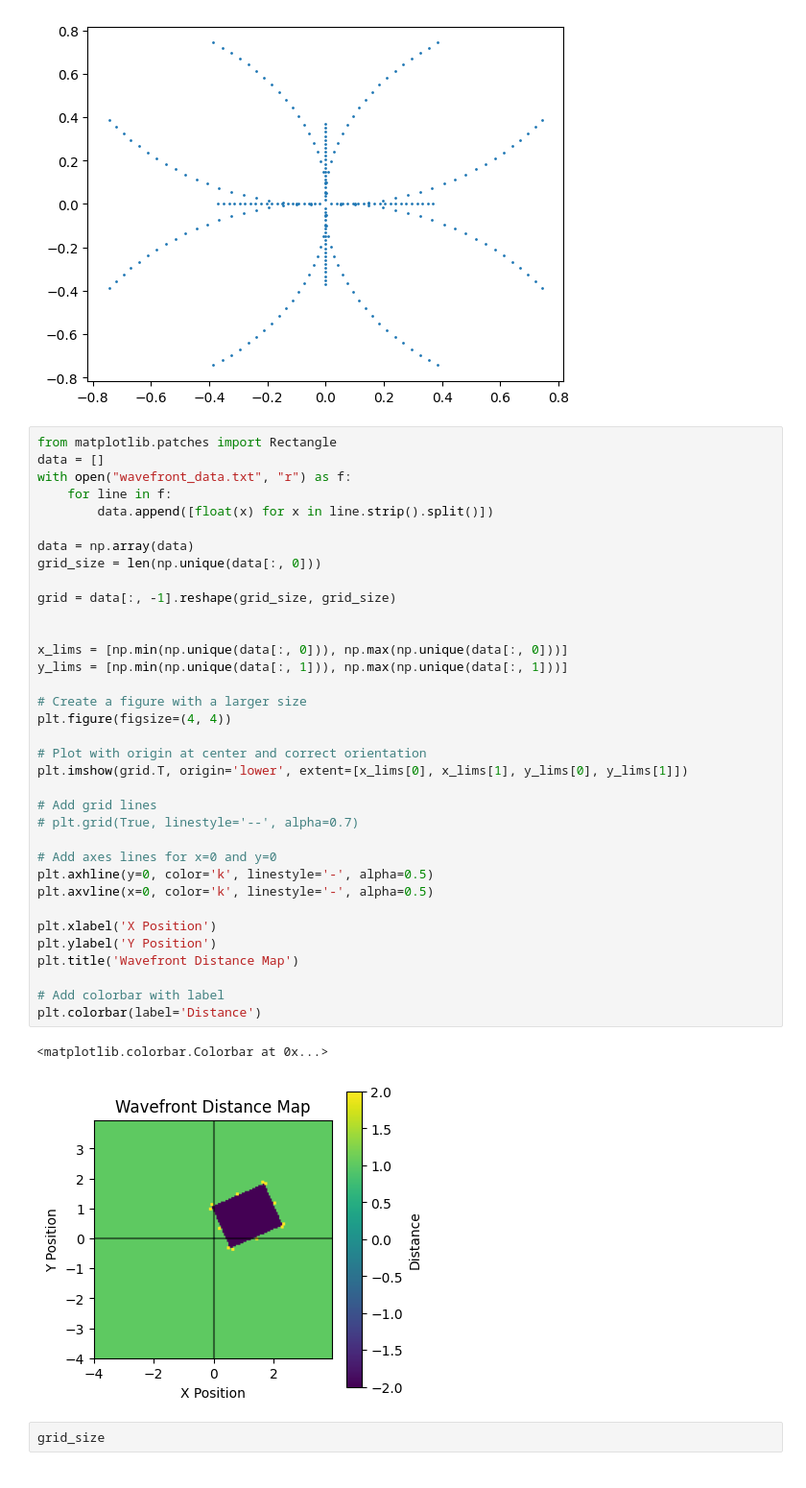
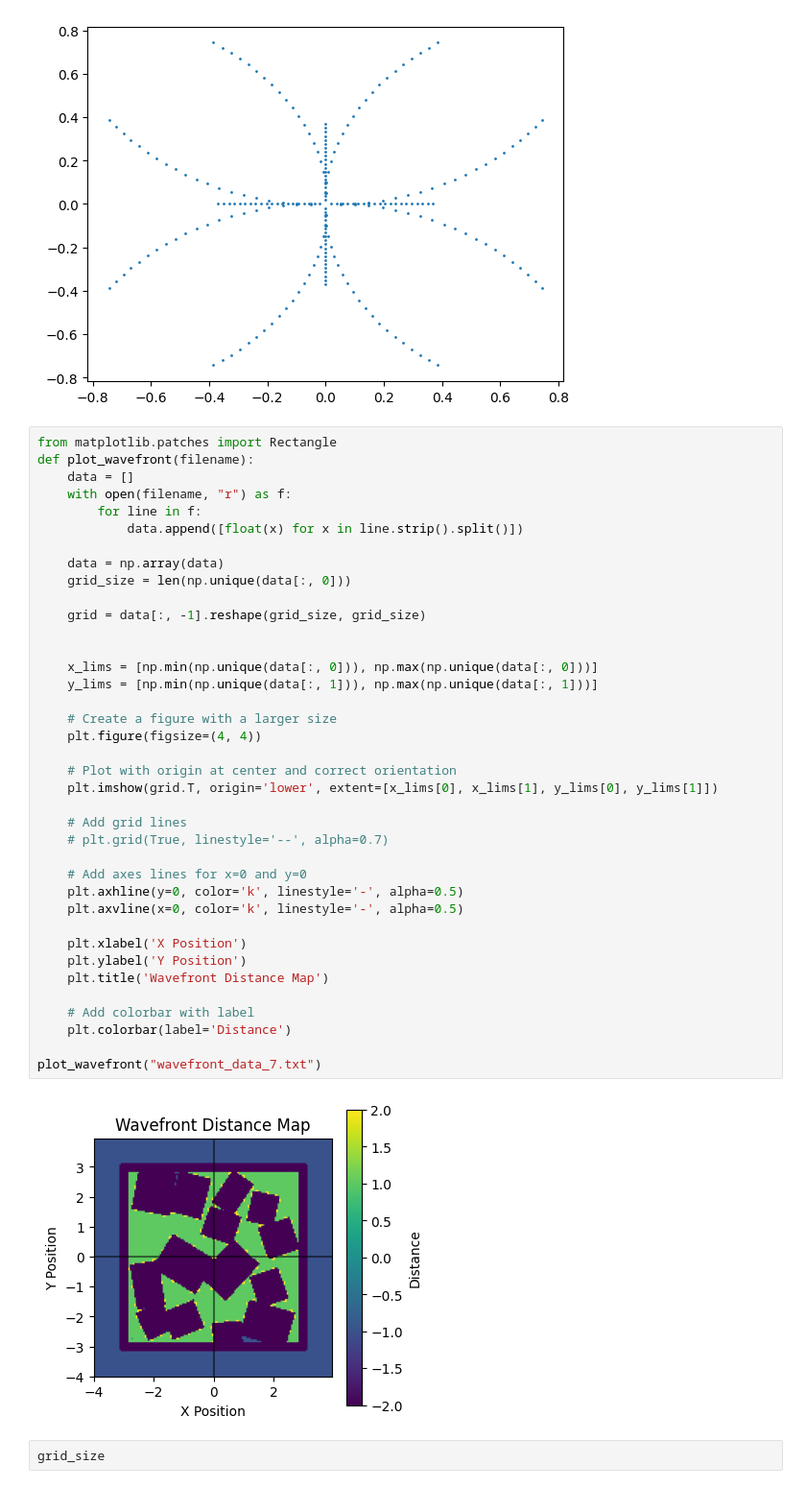
Before and after one commit to PRX-Kinodynamic/ML4KP-devel, a Jupyter notebook: vis.ipynb, the cells around one changed output. Shown: that part at 96% size. Cells and saved outputs as stored; diff of their text form.

```diff
--- a/vis.ipynb
+++ b/vis.ipynb
@@ -142,42 +142,44 @@ plt.scatter(lines[:, 0], lines[:, 1], s=1)
 [figure]
 # %%
 from matplotlib.patches import Rectangle
-data = []
-with open("wavefront_data.txt", "r") as f:
-    for line in f:
-        data.append([float(x) for x in line.strip().split()])
+def plot_wavefront(filename):
+    data = []
+    with open(filename, "r") as f:
+        for line in f:
+            data.append([float(x) for x in line.strip().split()])
 
-data = np.array(data)
-grid_size = len(np.unique(data[:, 0]))
+    data = np.array(data)
+    grid_size = len(np.unique(data[:, 0]))
 
-grid = data[:, -1].reshape(grid_size, grid_size)
+    grid = data[:, -1].reshape(grid_size, grid_size)
 
 
-x_lims = [np.min(np.unique(data[:, 0])), np.max(np.unique(data[:, 0]))]
-y_lims = [np.min(np.unique(data[:, 1])), np.max(np.unique(data[:, 1]))]
+    x_lims = [np.min(np.unique(data[:, 0])), np.max(np.unique(data[:, 0]))]
+    y_lims = [np.min(np.unique(data[:, 1])), np.max(np.unique(data[:, 1]))]
 
-# Create a figure with a larger size
-plt.figure(figsize=(4, 4))
+    # Create a figure with a larger size
+    plt.figure(figsize=(4, 4))
 
-# Plot with origin at center and correct orientation
-plt.imshow(grid.T, origin='lower', extent=[x_lims[0], x_lims[1], y_lims[0], y_lims[1]])
+    # Plot with origin at center and correct orientation
+    plt.imshow(grid.T, origin='lower', extent=[x_lims[0], x_lims[1], y_lims[0], y_lims[1]])
 
-# Add grid lines
-# plt.grid(True, linestyle='--', alpha=0.7)
+    # Add grid lines
+    # plt.grid(True, linestyle='--', alpha=0.7)
 
-# Add axes lines for x=0 and y=0
-plt.axhline(y=0, color='k', linestyle='-', alpha=0.5)
-plt.axvline(x=0, color='k', linestyle='-', alpha=0.5)
+    # Add axes lines for x=0 and y=0
+    plt.axhline(y=0, color='k', linestyle='-', alpha=0.5)
+    plt.axvline(x=0, color='k', linestyle='-', alpha=0.5)
 
-plt.xlabel('X Position')
-plt.ylabel('Y Position')
-plt.title('Wavefront Distance Map')
+    plt.xlabel('X Position')
+    plt.ylabel('Y Position')
+    plt.title('Wavefront Distance Map')
 
-# Add colorbar with label
-plt.colorbar(label='Distance')
+    # Add colorbar with label
+    plt.colorbar(label='Distance')
+
+plot_wavefront("wavefront_data_7.txt")
 # %% [output]
-<matplotlib.colorbar.Colorbar at 0x...>
-[figure, old version]
+[figure, new version]
 # %%
 grid_size
 # %% [output]
```
Also changed, not shown: parts of 1 cell of this notebook, 28 other files.
